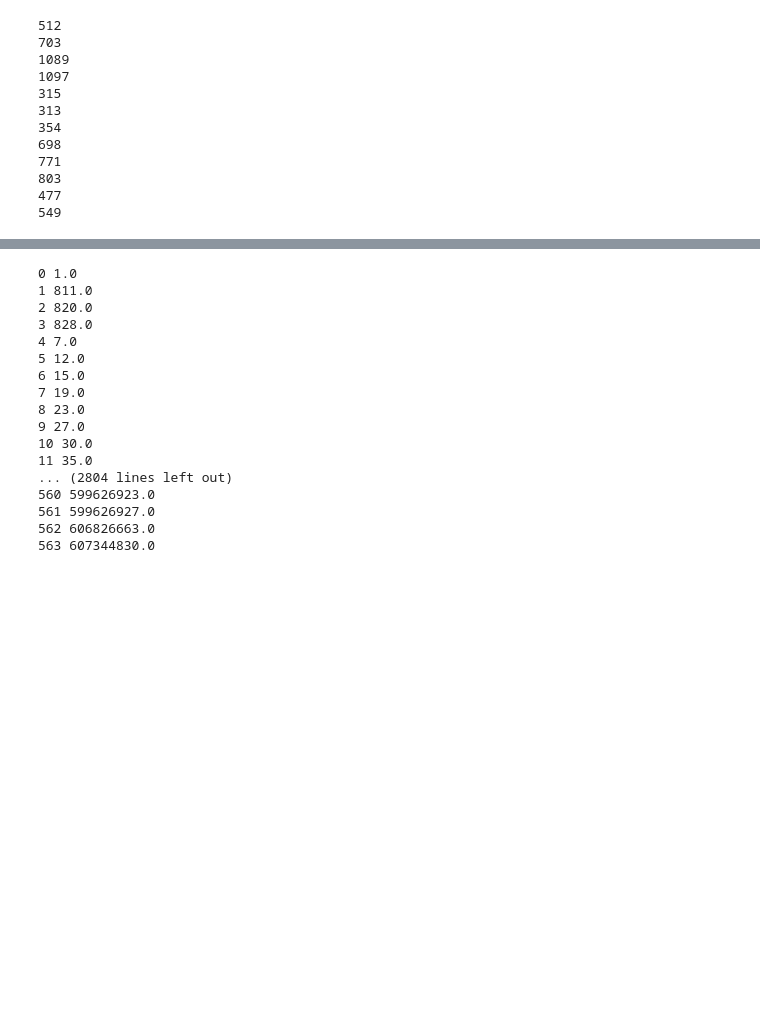
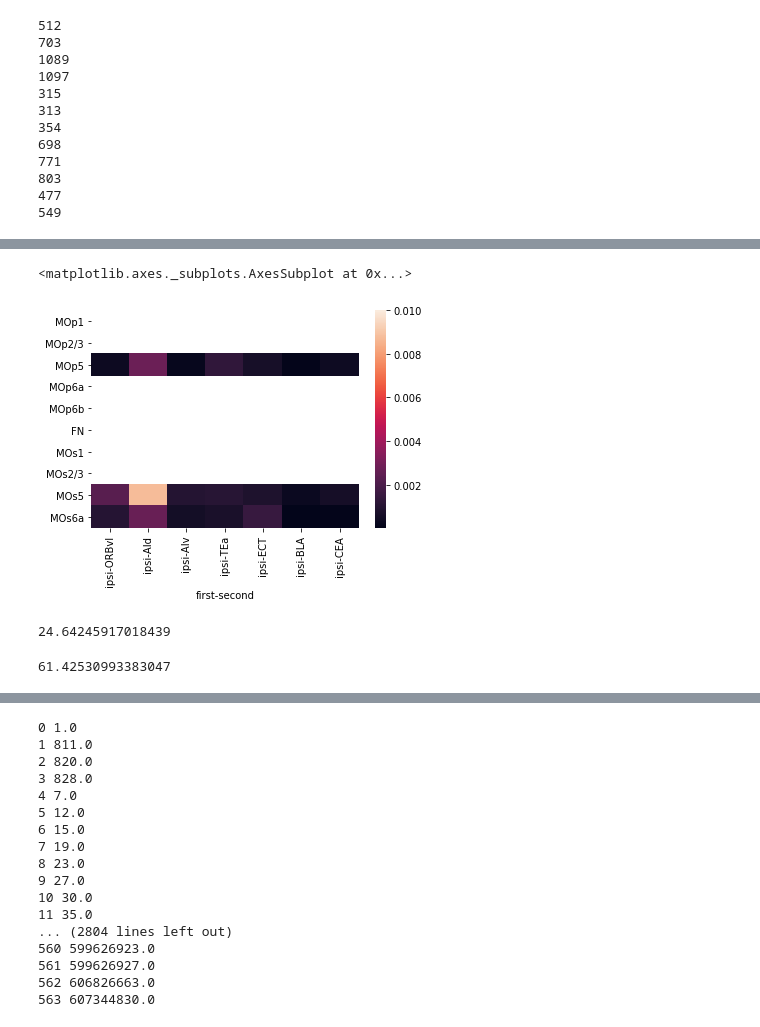
Before and after one commit to AllenInstitute/mouse_connectivity_models, a Jupyter notebook: analyses/paper/connectivitycreation/ELLeafSurfaceLeafSmooth_GetConnectivity_Leafsource_Summarytarget.ipynb, the cells around one changed output, grey strips where cells are left out. Cells and saved outputs as stored; diff of their text form; code cells hidden in the pictures; blank space fills up the shorter version.

```diff
--- a/analyses/paper/connectivitycreation/ELLeafSurfaceLeafSmooth_GetConnectivity_Leafsource_Summarytarget.ipynb
+++ b/analyses/paper/connectivitycreation/ELLeafSurfaceLeafSmooth_GetConnectivity_Leafsource_Summarytarget.ipynb
@@ -965,3 +966,21 @@ def get_connectivity_matrices3(connectivity_data, surfaces, experiment_sids_surf
 # %%
 with open('data/info/leafs.pickle', 'rb') as handle:
     leafs = pickle.load(handle)
+# %%
+#check 0426
+connectivity_data = connectivity_data
+surfaces = surfaces
+cres = crelist
+experiment_sids_surfaces = leafs
+experiment_sids_nws = leafs
+model_ordering = ontological_order_leaves_majors[450:460]
+source_ordering_surface = ontological_order_leaves[450:460]
+source_ordering_nw = ontological_order_leaves[450:460]
+source_ordering = ontological_order_leaves[450:460]
+target_ordering = ontological_order
+#eval_cres = crelist
+#crelist = ['C57BL/6J','Cux2-IRES-Cre','Ntsr1-Cre_GN220','Rbp4-Cre_KL100','Tlx3-Cre_PL56']#['C57BL/6J']#, 'Cux2-IRES-Cre','Ntsr1-Cre_GN220','Rbp4-Cre_KL100','Tlx3-Cre_PL56']
+crelist = ['Ntsr1-Cre_GN220','Rbp4-Cre_KL100']
+#crelist= ['C57BL/6J']
+#eval_cres = ['C57BL/6J']#, 'Cux2-IRES-Cre','Ntsr1-Cre_GN220','Rbp4-Cre_KL100','Tlx3-Cre_PL56']
+eval_cres = crelist
@@ -967,0 +994,2 @@ with open('data/info/leafs.pickle', 'rb') as handle:
+# %%
+conn_v3_total = get_connectivity_matrices3(connectivity_data, surfaces, experiment_sids_surfaces,experiment_sids_nws, model_ordering, source_ordering_surface, source_ordering_nw, source_ordering, target_ordering, eval_cres)
@@ -967,0 +1017,6 @@ with open('data/info/leafs.pickle', 'rb') as handle:
+# %%
+targ_reg = [(  'ipsi',     'ORBvl'), (  'ipsi',     'AId'),(  'ipsi',     'AIv'), (  'ipsi',     'TEa'),
+            (  'ipsi',     'ECT'), (  'ipsi',     'BLA'),(  'ipsi',     'CEA')]
+# %%
+crbp = pd.DataFrame(conn_v3_total[1], columns = cnam_multi, index=rnames[450:460])
+cntsr1 = pd.DataFrame(conn_v3_total[0], columns = cnam_multi, index=rnames[450:460])
@@ -967,0 +1027,13 @@ with open('data/info/leafs.pickle', 'rb') as handle:
+# %%
+sns.heatmap(crbp.loc[:,targ_reg], vmax = .01)
+# %% [output]
+<matplotlib.axes._subplots.AxesSubplot at 0x...>
+[figure, added]
+# %%
+(crbp.loc['MOs5',targ_reg] / 0.000604).sum()
+# %% [output]
+24.64245917018439
+# %%
+(crbp.loc['MOs6a',targ_reg] / 0.000108).sum()
+# %% [output]
+61.42530993383047
```
Also changed, not shown: parts of 8 cells of this notebook, 13 other files.
